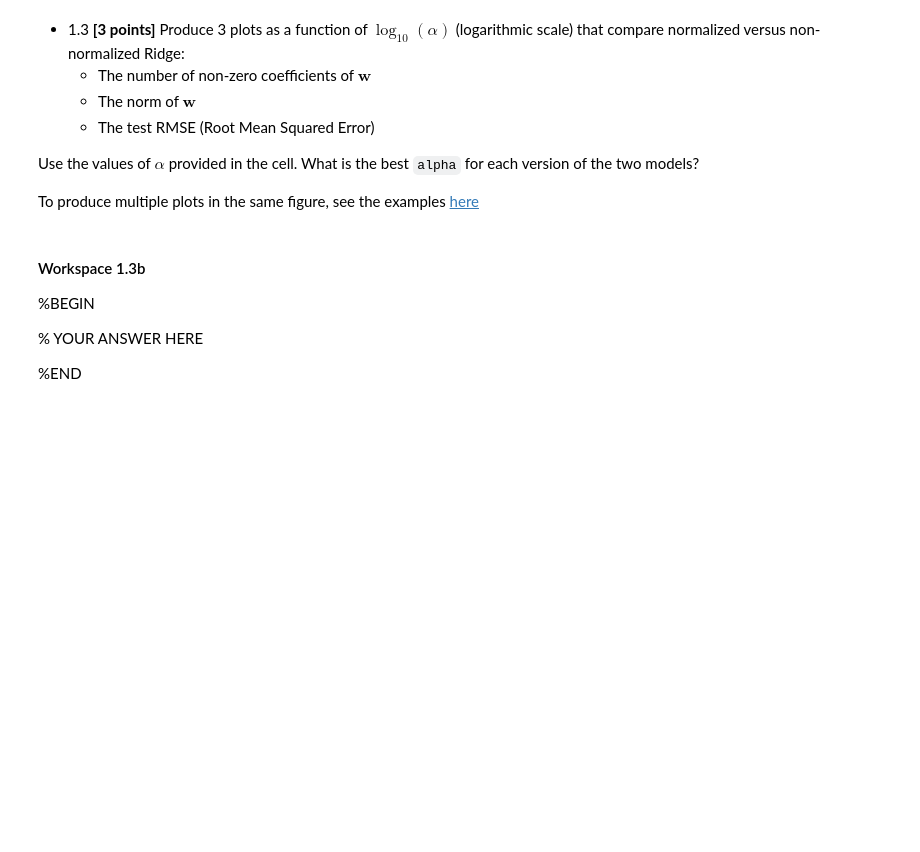
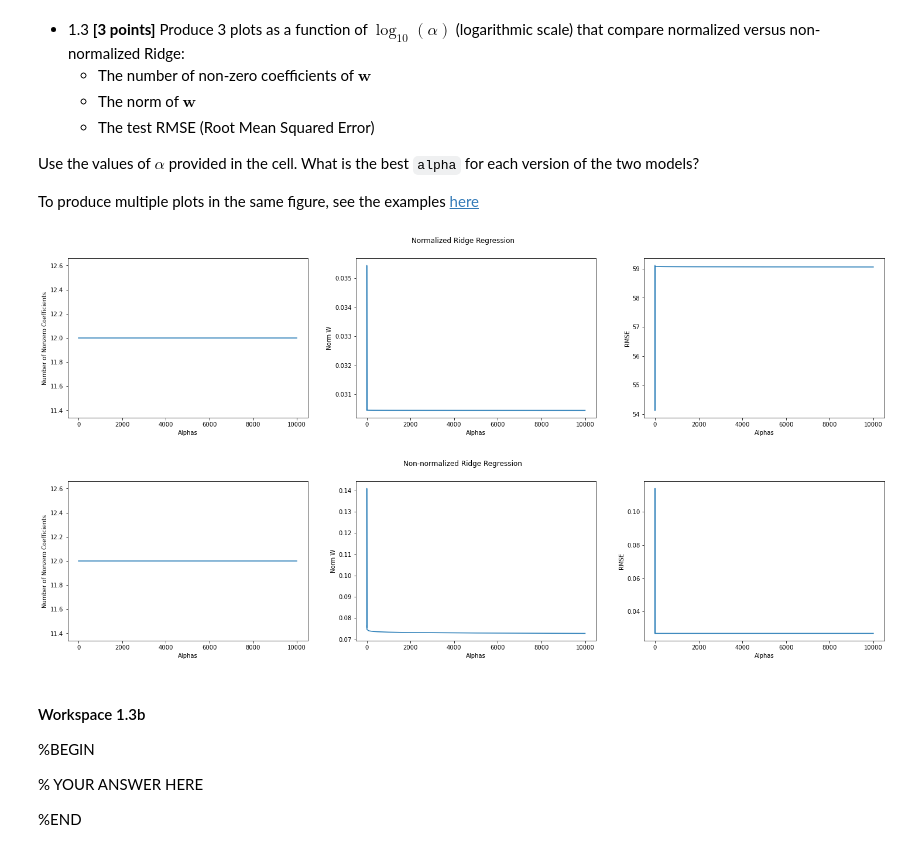
Before and after one commit to brianmoral/ML, a Jupyter notebook: Problem_Sets/Set-3/PS3-Brian-Morales.ipynb, the cells around one changed output. Drawn from its saved outputs; the diff is of its cells as text; code cells hidden in the pictures; blank space fills up the shorter version.

```diff
--- a/Problem_Sets/Set-3/PS3-Brian-Morales.ipynb
+++ b/Problem_Sets/Set-3/PS3-Brian-Morales.ipynb
@@ -136,12 +136,6 @@ A common practice is to scale or normalize (usually normalize) the features befo
 You are allowed to use scikit's `StandardScaler` to do the normalization (yes, a thing called scaler is normalizing. Don't @ me, @ sklearn). Do not forget to run the same transformation on the test data before running the prediction.
 
 - 1.2 **[5 points]** Complete the `fit` and `evaluate` methods following the provided descriptions.
-# %%
-x = np.array([[1,2,3],
-            [4,5,6],
-            [7,8,9,],
-            [8,3,11]])
-y = np.array([0, 1, 1, 0])
 # %%
 class Ridge(object):
 
@@ -241,24 +242,67 @@ Use the values of $\alpha$ provided in the cell. What is the best `alpha` for ea
 To produce multiple plots in the same figure, see the examples [here](https://matplotlib.org/devdocs/gallery/subplots_axes_and_figures/subplots_demo.html)
 # %%
 alphas = [0.01, 0.05, 0.1, 0.2, 0.3, 1.0, 10.0, 100.0, 300.0, 500.0, 1e3, 1.5e3, 2e3, 5e3, 1e4]
-num_nonzero_coef_arry = np.zeros(len(alphas))
-num_nonzer_coef_non_arry = np.zeros(len(alphas))
-rmse_arry = np.zeros(len(alphas))
 # Workspace 1.3
 #BEGIN
-for index, alpha in enumerate(alphas):
-    norm_R = Ridge(np.log(alpha), normalize=True)
-    non_norm_R = Ridge(np.log(alpha), normalize = False)
-    num_coef, norm_w = norm_R.fit(house_prices.X_test, house_prices.y_test)
-    num_nonzer_coef_non , non_norm_w = non_norm_R.fit(house_prices.X_test, house_prices.y_test)
+# non zero coefficient arrays
+plt.rcParams['figure.figsize'] = [25, 5]
+num_nonzero_coef_arry = np.zeros(len(alphas))
+num_nonzero_coef_non_norm_arry = np.zeros(len(alphas))
+#normalized w arrays
+norm_w_arry = np.zeros(len(alphas))
+norm_w_non_norm_array = np.zeros(len(alphas))
+#rmse array
+rmse_arry = np.zeros(len(alphas))
+rmse_non_norm_arry = np.zeros(len(alphas))
+
+for _, alpha in enumerate(alphas):
+    norm_R = Ridge(np.log10(alpha), normalize=True)
+    non_norm_R = Ridge(np.log10(alpha), normalize = False)
+    num_coef, norm_w = norm_R.fit(house_prices.X_train, house_prices.y_train)
+    num_nonzer_coef_non_norm , norm_w_non_norm = non_norm_R.fit(house_prices.X_train, house_prices.y_train)
     rmse = norm_R.evaluate(house_prices.X_test, house_prices.y_test)
-    rmse = non_norm_R.evaluate(house_prices.X_test,house_prices.y_test)
+    rmse_non_norm = non_norm_R.evaluate(house_prices.X_test,house_prices.y_test)
 
+    num_nonzero_coef_arry[_] = num_coef
+    norm_w_arry[_] = norm_w
 
+    num_nonzero_coef_non_norm_arry[_] = num_nonzer_coef_non_norm
+    norm_w_non_norm_array[_] = norm_w_non_norm
 
+    rmse_arry[_] = rmse
+    rmse_non_norm_arry[_] = rmse_non_norm
+
+fig, (ax1, ax2, ax3) = plt.subplots(1, 3)
+fig.suptitle("Normalized Ridge Regression")
+ax1.set_xlabel('Alphas')
+ax1.set_ylabel('Number of Nonzero Coefficients')
+ax1.plot(alphas, num_nonzero_coef_arry)
+ax2.set_xlabel('Alphas')
+ax2.set_ylabel('Norm W')
+ax2.plot(alphas, norm_w_arry)
+ax3.set_xlabel('Alphas')
+ax3.set_ylabel('RMSE')
+ax3.plot(alphas, rmse_arry)
+plt.show()
+
+fig, (ax1, ax2, ax3) = plt.subplots(1, 3)
+fig.suptitle("Non-normalized Ridge Regression")
+ax1.set_xlabel('Alphas')
+ax1.set_ylabel('Number of Nonzero Coefficients')
+ax1.plot(alphas, num_nonzero_coef_non_norm_arry)
+ax2.set_xlabel('Alphas')
+ax2.set_ylabel('Norm W')
+ax2.plot(alphas, norm_w_non_norm_array)
+ax3.set_xlabel('Alphas')
+ax3.set_ylabel('RMSE')
+ax3.plot(alphas, rmse_non_norm_arry)
+plt.show()
 
 
 #END
+# %% [output]
+[figure, added]
+[figure, added]
 # %% [markdown]
 #### Workspace 1.3b
 %BEGIN
```
Also changed, not shown: parts of 9 cells of this notebook.
